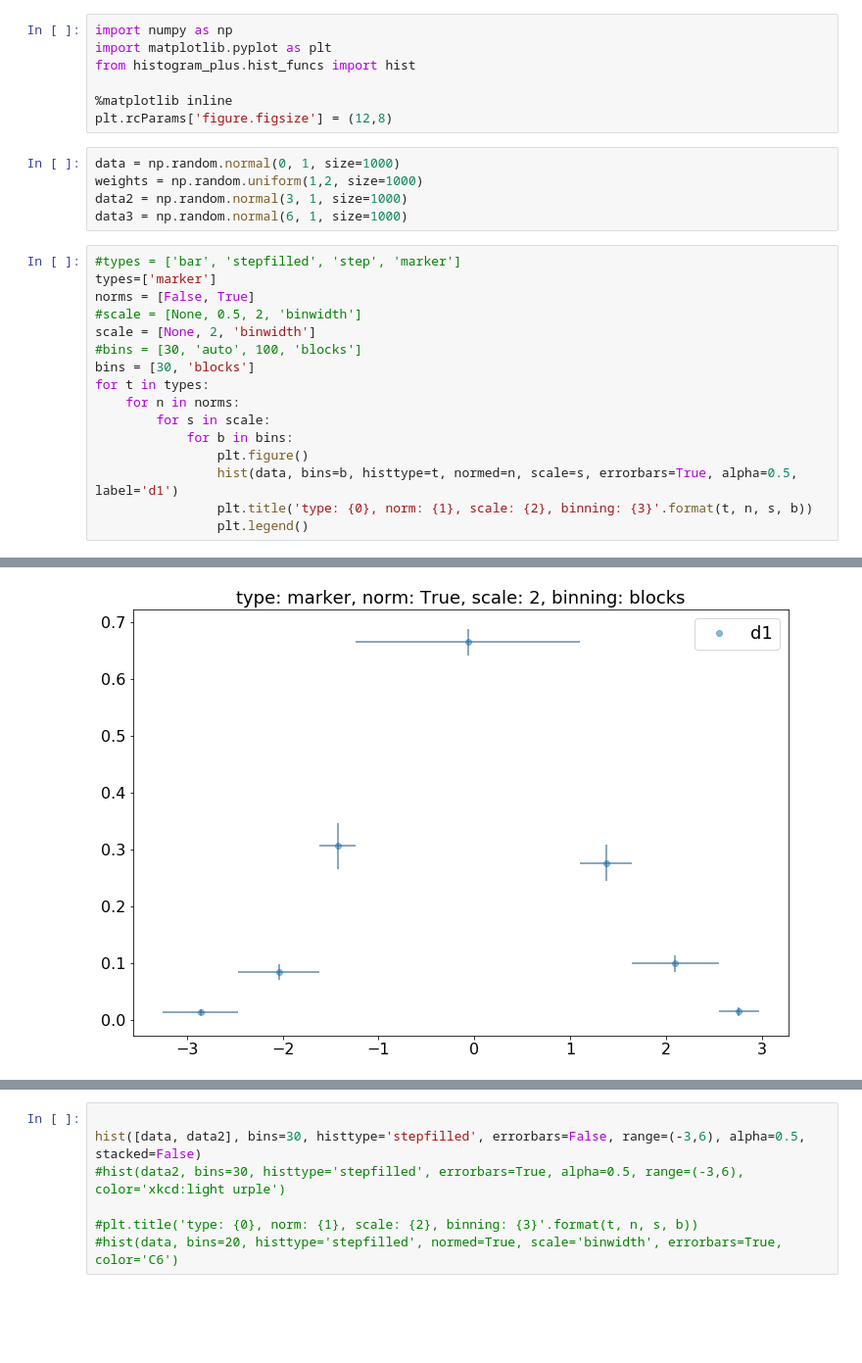
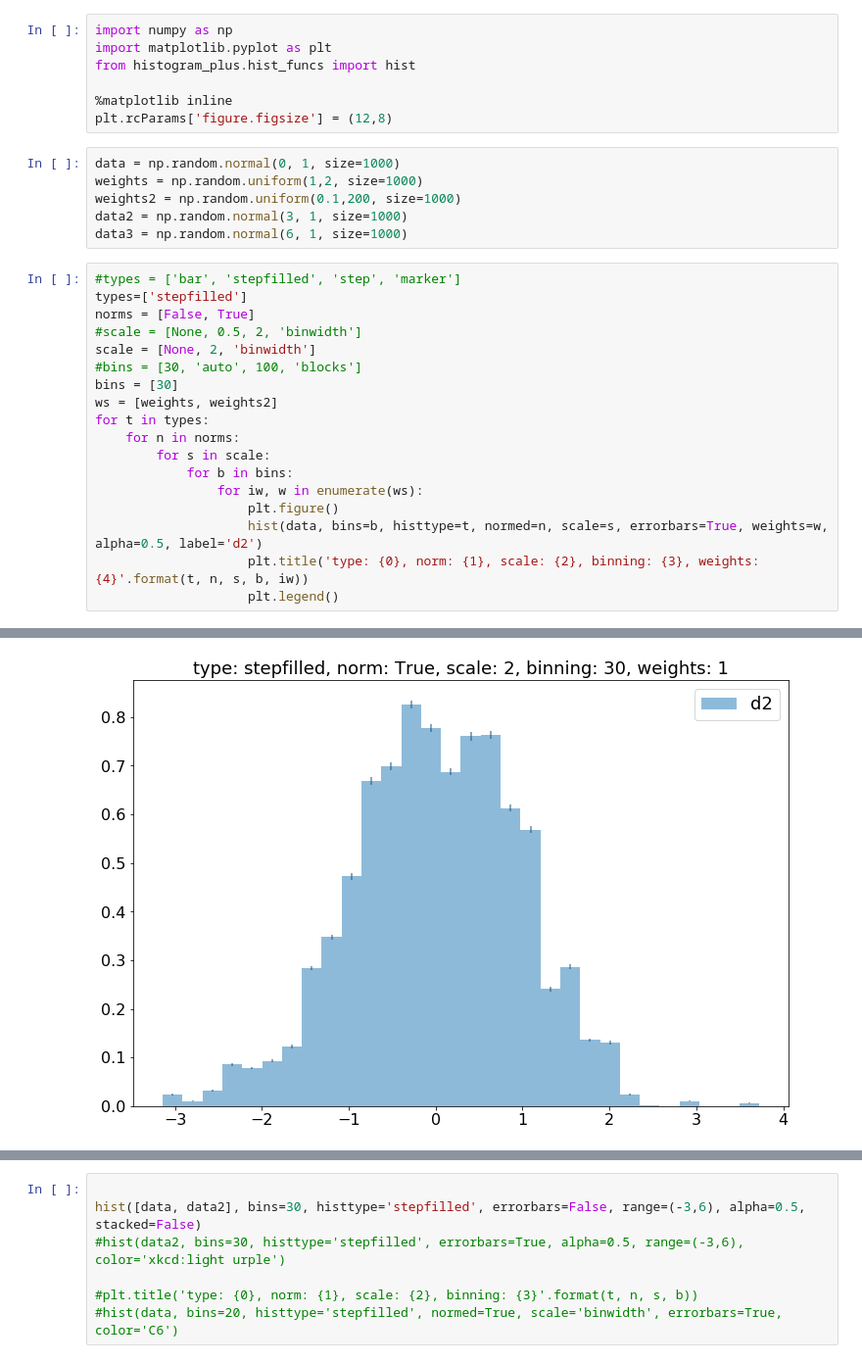
Before and after one commit to pollackscience/histogram_plus, a Jupyter notebook: scripts/hist_plus.ipynb, the cells around one changed output, grey strips where cells are left out. Shown at 98% size. Saved outputs shown, nothing was run; the diff lists cells and outputs as text; blank space fills up the shorter version.

Commit message:
weights working for now

```diff
--- a/scripts/hist_plus.ipynb
+++ b/scripts/hist_plus.ipynb
@@ -8,22 +8,25 @@ plt.rcParams['figure.figsize'] = (12,8)
 # %%
 data = np.random.normal(0, 1, size=1000)
 weights = np.random.uniform(1,2, size=1000)
+weights2 = np.random.uniform(0.1,200, size=1000)
 data2 = np.random.normal(3, 1, size=1000)
 data3 = np.random.normal(6, 1, size=1000)
 # %%
 #types = ['bar', 'stepfilled', 'step', 'marker']
-types=['marker']
+types=['stepfilled']
 norms = [False, True]
 #scale = [None, 0.5, 2, 'binwidth']
 scale = [None, 2, 'binwidth']
 #bins = [30, 'auto', 100, 'blocks']
-bins = [30, 'blocks']
+bins = [30]
+ws = [weights, weights2]
 for t in types:
     for n in norms:
         for s in scale:
             for b in bins:
-                plt.figure()
-                hist(data, bins=b, histtype=t, normed=n, scale=s, errorbars=True, alpha=0.5, label='d1')
-                plt.title('type: {0}, norm: {1}, scale: {2}, binning: {3}'.format(t, n, s, b))
-                plt.legend()
+                for iw, w in enumerate(ws):
+                    plt.figure()
+                    hist(data, bins=b, histtype=t, normed=n, scale=s, errorbars=True, weights=w, alpha=0.5, label='d2')
+                    plt.title('type: {0}, norm: {1}, scale: {2}, binning: {3}, weights: {4}'.format(t, n, s, b, iw))
+                    plt.legend()
 # %% [output]
@@ -39 +42 @@ for t in types:
-[figure, old version]
+[figure, new version]
```
Also changed, not shown: parts of 1 cell of this notebook, 1 other file.
